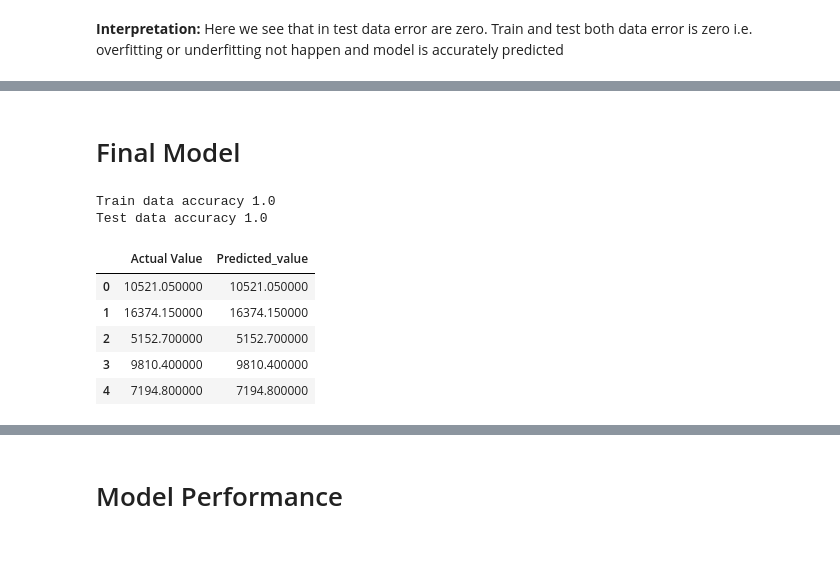
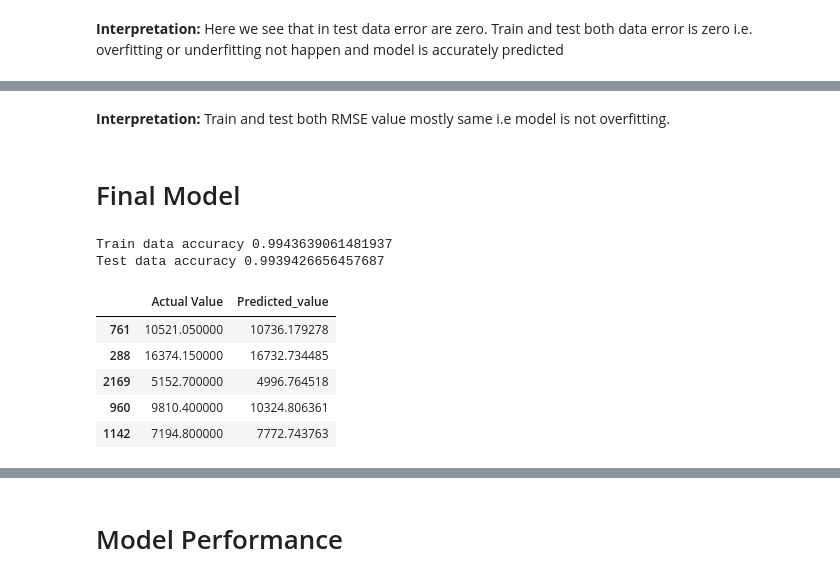
Before and after one commit to Dharvi2101/Nestle_Stoke_Price_Prediction, a Jupyter notebook: Nestle_Stock_Price_Prediction_Dharvi.ipynb, the cells around one changed output, grey strips where cells are left out. Saved outputs shown, nothing was run; the diff lists cells and outputs as text; code cells hidden in the pictures; blank space fills up the shorter version.

```diff
--- a/Nestle_Stock_Price_Prediction_Dharvi.ipynb
+++ b/Nestle_Stock_Price_Prediction_Dharvi.ipynb
@@ -579,0 +599,6 @@ Mean Squared Error is 0.0
+# %%
+#perform pca on independent data
+from sklearn.decomposition import PCA
+pca=PCA(0.95)
+x_pca=pca.fit_transform(X_full)
+x_pca.shape
@@ -579,0 +615,11 @@ Mean Squared Error is 0.0
+# %%
+y_full = df_target.copy()
+
+x_pca= sm.add_constant(x_pca)
+X_train_pca, X_test_pca, y_train_full, y_test_full = train_test_split(x_pca, y_full, random_state=1, test_size = 0.3)
+
+print('X_train_pca', X_train_pca.shape)
+print('y_train_full', y_train_full.shape)
+
+print('X_test_pca', X_test_pca.shape)
+print('y_test_full', y_test_full.shape)
@@ -580,23 +765,25 @@ Mean Squared Error is 0.0
+# %% [markdown]
+**Interpretation:** Train and test both RMSE value mostly same i.e model is not overfitting.
 # %% [markdown]
 # Final Model
 # %%
 from sklearn.linear_model import LinearRegression
 lr=LinearRegression()
-lr_model=lr.fit(X_train_full,y_train_full)
-print("Train data accuracy",round(lr_model.score(X_train_full,y_train_full),2))
-print("Test data accuracy",round(lr_model.score(X_test_full,y_test_full),2))
+lr_model=lr.fit(X_train_pca,y_train_full)
+print("Train data accuracy",lr_model.score(X_train_pca,y_train_full))
+print("Test data accuracy",lr_model.score(X_test_pca,y_test_full))
 # %% [output]
-Train data accuracy 1.0
-Test data accuracy 1.0
+Train data accuracy 0.9943639061481937
+Test data accuracy 0.9939426656457687
 # %%
 # Predict value of x test
-y_pred=lr.predict(X_test_full)
+y_pred=lr.predict(X_test_pca)
 lr_new=pd.DataFrame({'Actual Value':y_test_full,'Predicted_value':y_pred})
 lr_new.head()
 # %% [output]
 |  | Actual Value | Predicted_value |
-| 0 | 10521.050000 | 10521.050000 |
-| 1 | 16374.150000 | 16374.150000 |
-| 2 | 5152.700000 | 5152.700000 |
-| 3 | 9810.400000 | 9810.400000 |
-| 4 | 7194.800000 | 7194.800000 |
+| 761 | 10521.050000 | 10736.179278 |
+| 288 | 16374.150000 | 16732.734485 |
+| 2169 | 5152.700000 | 4996.764518 |
+| 960 | 9810.400000 | 10324.806361 |
+| 1142 | 7194.800000 | 7772.743763 |
```
Also changed, not shown: parts of 22 cells of this notebook.
